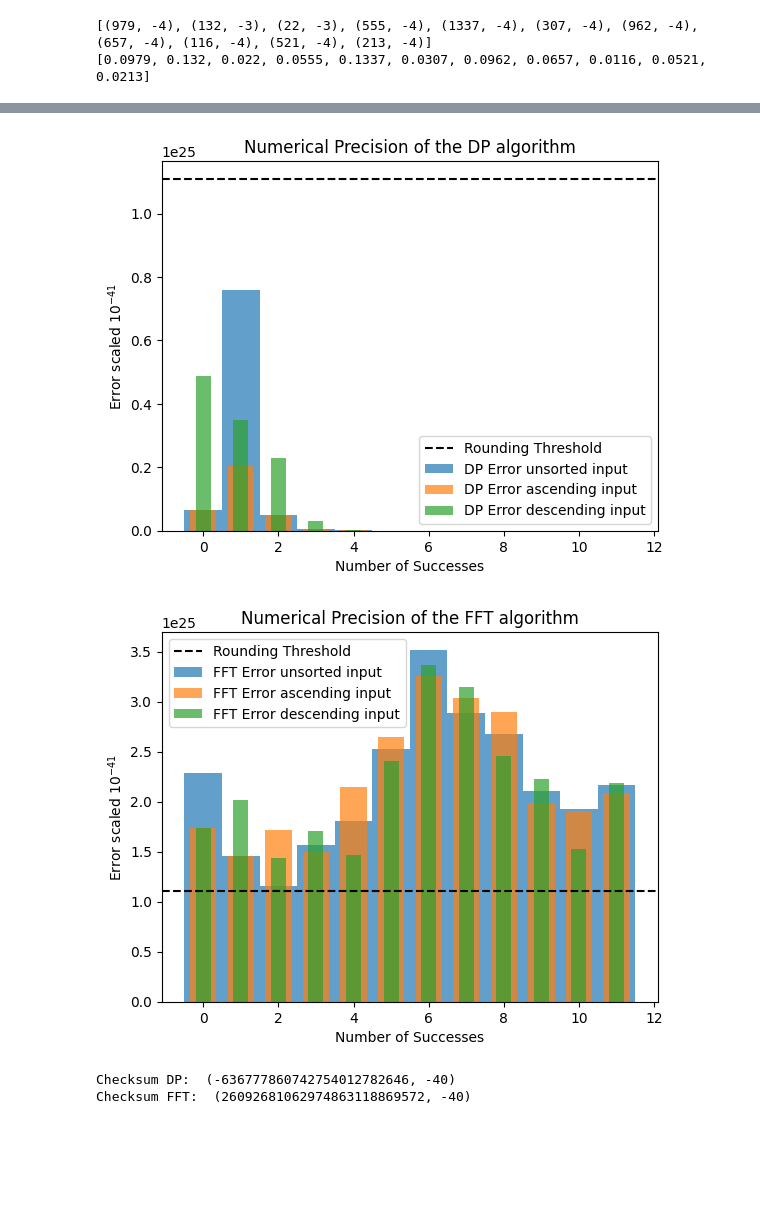
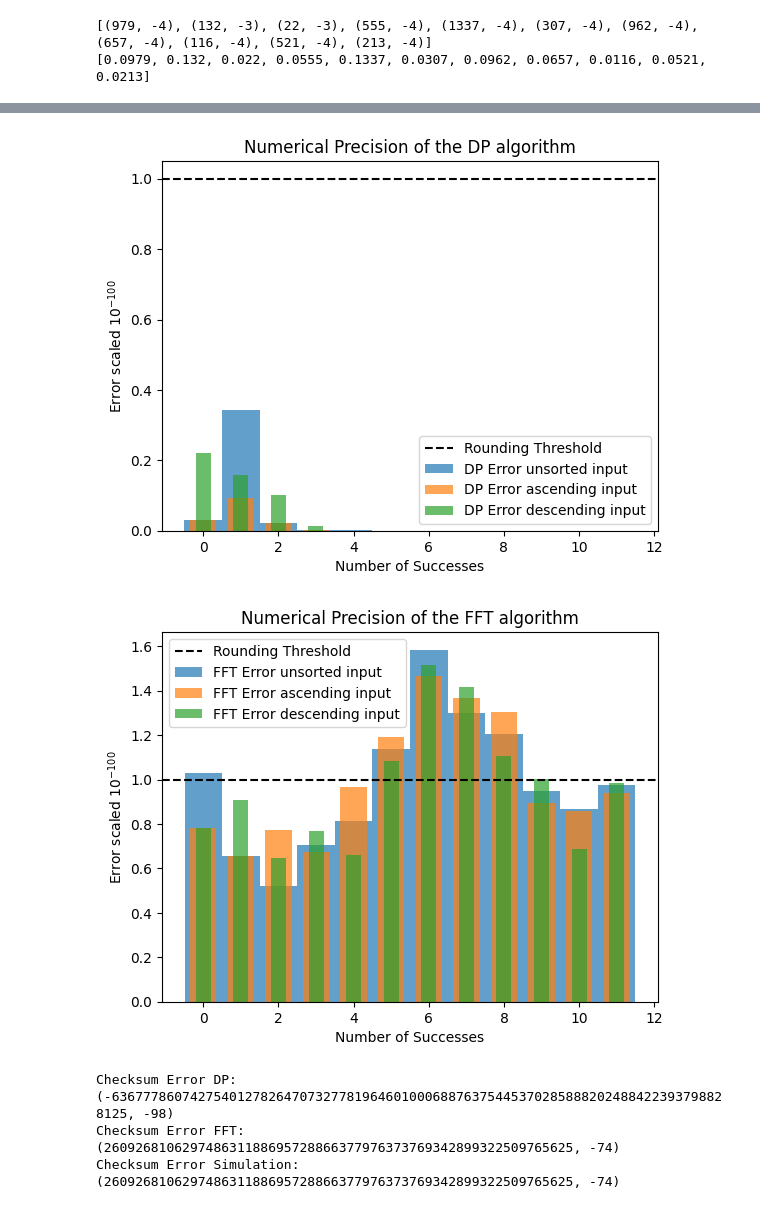
Before and after one commit to StrikerBadger/bachelor-thesis, a Jupyter notebook: numerical_analysis.ipynb, the cells around one changed output, grey strips where cells are left out. Cells and saved outputs as stored; diff of their text form; code cells hidden in the pictures; blank space fills up the shorter version.

```diff
--- a/numerical_analysis.ipynb
+++ b/numerical_analysis.ipynb
@@ -166,8 +171,5 @@ fft_error = [scaled_minus(r_fft, r_exact, absolute=True) for r_fft, r_exact in z
 # %%
-# Scale the dp_error and fft_error to same exponent
-min_exp = min([e[1] for e in dp_error])
-min_exp = min(min([e[1] for e in fft_error]), min_exp)
-
+# Scales a list of numbers in tupleformat to have the defined minimum exponent
 def scale_to_exponent(tf_list, min_exp):
     new_tf_list = []
     for mul, exp in tf_list:
@@ -175,7 +177,7 @@ def scale_to_exponent(tf_list, min_exp):
         new_tf_list.append((int(str(mul) + '0'*exp_shift), exp-exp_shift))
     return new_tf_list
 
+# Scale the dp_error and fft_error to reference exponent
+min_exp = -100
 dp_error = scale_to_exponent(dp_error, min_exp)
 fft_error = scale_to_exponent(fft_error, min_exp)
-# Also get a scaling of the machine precision
-eps_graph = floatstring_to_tf(f'{np.finfo(float).epsneg:.100f}'[:-min_exp+2])
@@ -188,13 +184,13 @@ print(fft_error)
 # %%
-# Plot the error
-dp_error = [t[0] for t in dp_error]
-fft_error = [t[0] for t in fft_error]
+# Plot the error of the deterministic algorithms in relation to rounding error
+dp_error = [t[0]/eps_tf[0] for t in dp_error]
+fft_error = [t[0]/eps_tf[0] for t in fft_error]
 plt.bar(range(len(samples)+1), fft_error, alpha=0.7, label='FFT Error')
 plt.bar(range(len(samples)+1), dp_error, alpha=0.7, label='DP Error')
-plt.title('Numerical precision of the deterministic Algorithms')
+plt.title('Numerical Precision of the deterministic Algorithms')
 plt.xlabel('Number of Successes')
 plt.ylabel(f'Error scaled $10^{"{" + str(min_exp) + "}"}$')
-plt.axhline(eps_graph[0], linestyle='--', c='black', label='Rounding Threshold')
+plt.axhline(1, linestyle='--', c='black', label='Maximum Rounding Error')
 plt.legend()
 plt.show()
 # %% [output]
@@ -208,32 +204,33 @@ dp_desc = res_to_tf(dp(samples_desc))
 fft_asc = res_to_tf(fft(samples_asc))
 fft_desc = res_to_tf(fft(samples_desc))
 # %%
-# Calculate the errors
-dp_error_asc = [scaled_minus(r_dp, r_exact, absolute=True) for r_dp, r_exact in zip(dp_asc, exact_res)]
-fft_error_asc = [scaled_minus(r_fft, r_exact, absolute=True) for r_fft, r_exact in zip(fft_asc, exact_res)]
-dp_error_desc = [scaled_minus(r_dp, r_exact, absolute=True) for r_dp, r_exact in zip(dp_desc, exact_res)]
-fft_error_desc = [scaled_minus(r_fft, r_exact, absolute=True) for r_fft, r_exact in zip(fft_desc, exact_res)]
+# Calculate the errors, scale them to the reference exponent
+dp_error_asc = calculate_absolute_error(dp_asc)
+fft_error_asc = calculate_absolute_error(fft_asc)
+dp_error_desc = calculate_absolute_error(dp_desc)
+fft_error_desc = calculate_absolute_error(fft_desc)
 dp_error_asc = scale_to_exponent(dp_error_asc, min_exp)
 fft_error_asc = scale_to_exponent(fft_error_asc, min_exp)
 dp_error_desc = scale_to_exponent(dp_error_desc, min_exp)
 fft_error_desc = scale_to_exponent(fft_error_desc, min_exp)
-dp_error_asc = [t[0] for t in dp_error_asc]
-dp_error_desc = [t[0] for t in dp_error_desc]
-fft_error_asc = [t[0] for t in fft_error_asc]
-fft_error_desc = [t[0] for t in fft_error_desc]
+# Put the errors in relation to the machine epsilon
+dp_error_asc = [t[0]/eps_tf[0] for t in dp_error_asc]
+dp_error_desc = [t[0]/eps_tf[0] for t in dp_error_desc]
+fft_error_asc = [t[0]/eps_tf[0] for t in fft_error_asc]
+fft_error_desc = [t[0]/eps_tf[0] for t in fft_error_desc]
 # %%
 plt.clf()
 plt.bar(range(len(samples)+1), dp_error, alpha=0.7, label='DP Error unsorted input', width=1)
 plt.bar(range(len(samples)+1), dp_error_asc, alpha=0.7, label='DP Error ascending input', width=0.7)
 plt.bar(range(len(samples)+1), dp_error_desc, alpha=0.7, label='DP Error descending input', width=0.4)
 plt.title('Numerical Precision of the DP algorithm')
 plt.xlabel('Number of Successes')
 plt.ylabel(f'Error scaled $10^{"{" + str(min_exp) + "}"}$')
-plt.axhline(eps_graph[0], linestyle='--', c='black', label='Rounding Threshold')
+plt.axhline(1, linestyle='--', c='black', label='Rounding Threshold')
 plt.legend()
 plt.show()
 # %% [output]
-[figure, old version]
+[figure, new version]
 # %%
 plt.clf()
 plt.bar(range(len(samples)+1), fft_error, alpha=0.7, label='FFT Error unsorted input', width=1)
@@ -242,19 +239,23 @@ plt.bar(range(len(samples)+1), fft_error_desc, alpha=0.7, label='FFT Error desce
 plt.title('Numerical Precision of the FFT algorithm')
 plt.xlabel('Number of Successes')
 plt.ylabel(f'Error scaled $10^{"{" + str(min_exp) + "}"}$')
-plt.axhline(eps_graph[0], linestyle='--', c='black', label='Rounding Threshold')
+plt.axhline(1, linestyle='--', c='black', label='Rounding Threshold')
 plt.legend()
 plt.show()
 # %% [output]
-[figure, old version]
+[figure, new version]
 # %%
 sum_dp = (0, 0)
 sum_fft = (0, 0)
-for dp_entry, fft_entry in zip(dp_res, fft_res):
-    sum_dp = scaled_plus(sum_dp, dp_entry)
-    sum_fft = scaled_plus(sum_fft, fft_entry)
-print('Checksum DP: ', scaled_minus(sum_dp, (1, 0)))
-print('Checksum FFT: ', scaled_minus(sum_fft, (1, 0)))
+sum_sim = (0, 0)
+for i in range(len(dp_res)):
+    sum_dp = scaled_plus(sum_dp, dp_res[i])
+    sum_fft = scaled_plus(sum_fft, fft_res[i])
+    sum_sim = scaled_plus(sum_fft, sim_res[i])
+print('Checksum Error DP: ', scaled_minus(sum_dp, (1, 0)))
+print('Checksum Error FFT: ', scaled_minus(sum_fft, (1, 0)))
+print('Checksum Error Simulation: ', scaled_minus(sum_sim, (1, 0)))
 # %% [output]
-Checksum DP:  (-636777860742754012782646, -40)
-Checksum FFT:  (26092681062974863118869572, -40)
+Checksum Error DP:  (-6367778607427540127826470732778196460100068876375445370285888202488422393798828125, -98)
+Checksum Error FFT:  (260926810629748631188695728866377976373769342899322509765625, -74)
+Checksum Error Simulation:  (260926810629748631188695728866377976373769342899322509765625, -74)
```
Also changed, not shown: parts of 14 cells of this notebook.
